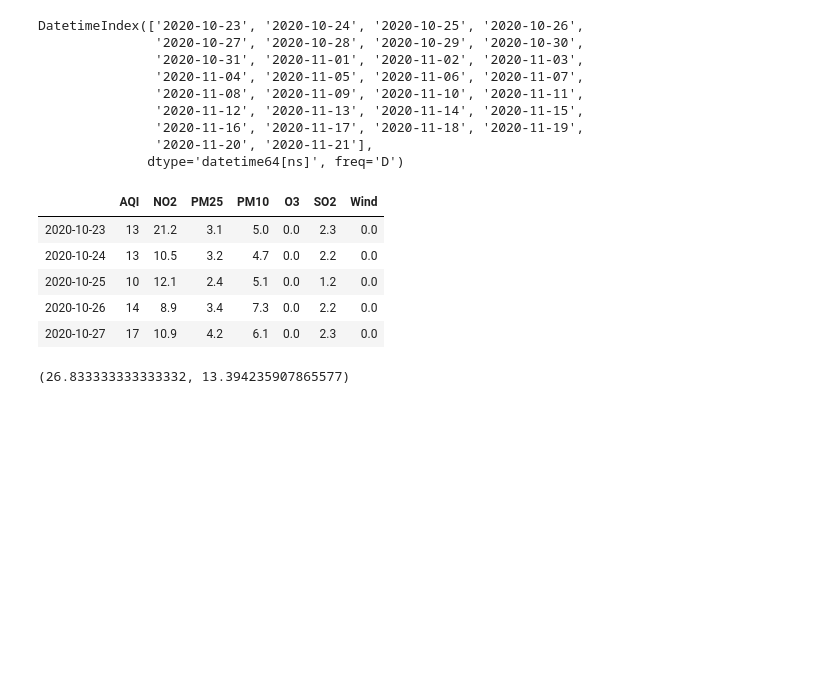
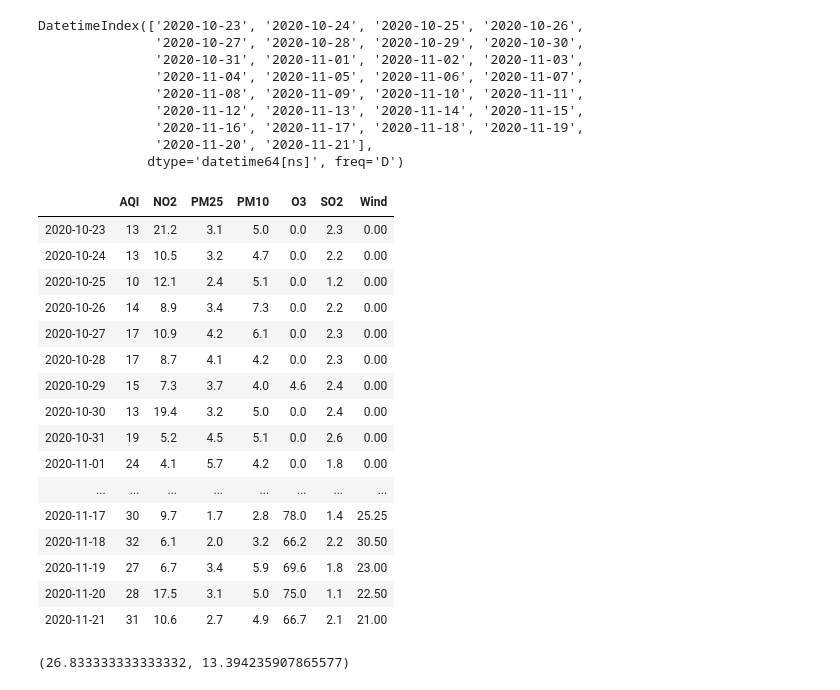
Before and after one commit to olgarozhdestvina/Air-Pollution-in-Dublin, a Jupyter notebook: Dublin_Air_Pollution.ipynb, the cells around one changed output. Saved outputs shown, nothing was run; the diff lists cells and outputs as text; code cells hidden in the pictures; blank space fills up the shorter version.

```diff
--- a/Dublin_Air_Pollution.ipynb
+++ b/Dublin_Air_Pollution.ipynb
@@ -77,24 +79,37 @@ DatetimeIndex(['2020-10-23', '2020-10-24', '2020-10-25', '2020-10-26',
 # %%
 # Original data.
 raw_data = {'AQI': [13,13,10,14,17,17,15,13,19,24,11,18,28,30,38,73,61,34,26,29,31,31,32,30,30,30,32,27,28,31],
             'NO2': [21.2,10.5,12.1,8.9,10.9,8.7,7.3,19.4,5.2,4.1,8.4,15.9,2,6.8,30.2,34.2,39.7,15.9,15.2,19.7,6.7,5.6,8.1,6.9,6.0,9.7,6.1,6.7,17.5,10.6],
             'PM25': [3.1,3.2,2.4,3.4,4.2,4.1,3.7,3.2,4.5,5.7,2.6,4.3,6.7,7.2,9.3,22.5,16.8,8.2,6.3,2.8,2.5,2.9,3.7,3.0,2.6,1.7,2.0,3.4,3.1,2.7],
             'PM10': [5.0,4.7,5.1,7.3,6.1,4.2,4.0,5.0,5.1,4.2,3.4,6.3,11.3,11.4,12.9,21.7,17.4,9.6,9.3,5.0,4.3,3.7,3.7,3.1,3.6,2.8,3.2,5.9,5.0,4.9],
             'O3': [0.0,0.0,0.0,0.0,0.0,0.0,4.6,0.0,0.0,0.0,0.0,0.0,2.4,27.3,9.2,32.9,46.4,46.3,70.4,76.3,77.0,77.2,74.1,74.0,73.6,78.0,66.2,69.6,75.0,66.7],
             'SO2': [2.3,2.2,1.2,2.2,2.3,2.3,2.4,2.4,2.6,1.8,2.0,2.4,2.1,3.0,4.1,2.5,2.0,2.5,1.4,2.2,2.4,2.6,2.8,2.5,1.5,1.4,2.2,1.8,1.1,2.1],
             'Wind': [0,0,0,0,0,0,0,0,0,0,0,0,0,0,0,9,13.75,14.75,12.25,26,23,19,21.5,22.25,22.5,25.25,30.5,23,22.5,21]
            }
 
+
 # Create a dataframe.
 df = pd.DataFrame(raw_data, index=rng)
-df.head()
+#df["Date"] = rng
+df
 # %% [output]
 |  | AQI | NO2 | PM25 | PM10 | O3 | SO2 | Wind |
-| 2020-10-23 | 13 | 21.2 | 3.1 | 5.0 | 0.0 | 2.3 | 0.0 |
-| 2020-10-24 | 13 | 10.5 | 3.2 | 4.7 | 0.0 | 2.2 | 0.0 |
-| 2020-10-25 | 10 | 12.1 | 2.4 | 5.1 | 0.0 | 1.2 | 0.0 |
-| 2020-10-26 | 14 | 8.9 | 3.4 | 7.3 | 0.0 | 2.2 | 0.0 |
-| 2020-10-27 | 17 | 10.9 | 4.2 | 6.1 | 0.0 | 2.3 | 0.0 |
+| 2020-10-23 | 13 | 21.2 | 3.1 | 5.0 | 0.0 | 2.3 | 0.00 |
+| 2020-10-24 | 13 | 10.5 | 3.2 | 4.7 | 0.0 | 2.2 | 0.00 |
+| 2020-10-25 | 10 | 12.1 | 2.4 | 5.1 | 0.0 | 1.2 | 0.00 |
+| 2020-10-26 | 14 | 8.9 | 3.4 | 7.3 | 0.0 | 2.2 | 0.00 |
+| 2020-10-27 | 17 | 10.9 | 4.2 | 6.1 | 0.0 | 2.3 | 0.00 |
+| 2020-10-28 | 17 | 8.7 | 4.1 | 4.2 | 0.0 | 2.3 | 0.00 |
+| 2020-10-29 | 15 | 7.3 | 3.7 | 4.0 | 4.6 | 2.4 | 0.00 |
+| 2020-10-30 | 13 | 19.4 | 3.2 | 5.0 | 0.0 | 2.4 | 0.00 |
+| 2020-10-31 | 19 | 5.2 | 4.5 | 5.1 | 0.0 | 2.6 | 0.00 |
+| 2020-11-01 | 24 | 4.1 | 5.7 | 4.2 | 0.0 | 1.8 | 0.00 |
+| ... | ... | ... | ... | ... | ... | ... | ... |
+| 2020-11-17 | 30 | 9.7 | 1.7 | 2.8 | 78.0 | 1.4 | 25.25 |
+| 2020-11-18 | 32 | 6.1 | 2.0 | 3.2 | 66.2 | 2.2 | 30.50 |
+| 2020-11-19 | 27 | 6.7 | 3.4 | 5.9 | 69.6 | 1.8 | 23.00 |
+| 2020-11-20 | 28 | 17.5 | 3.1 | 5.0 | 75.0 | 1.1 | 22.50 |
+| 2020-11-21 | 31 | 10.6 | 2.7 | 4.9 | 66.7 | 2.1 | 21.00 |
 # %%
 AQI_mean = np.mean(df.AQI)
 AQI_std = np.std(df.AQI)
```
Also changed, not shown: parts of 4 cells of this notebook.
